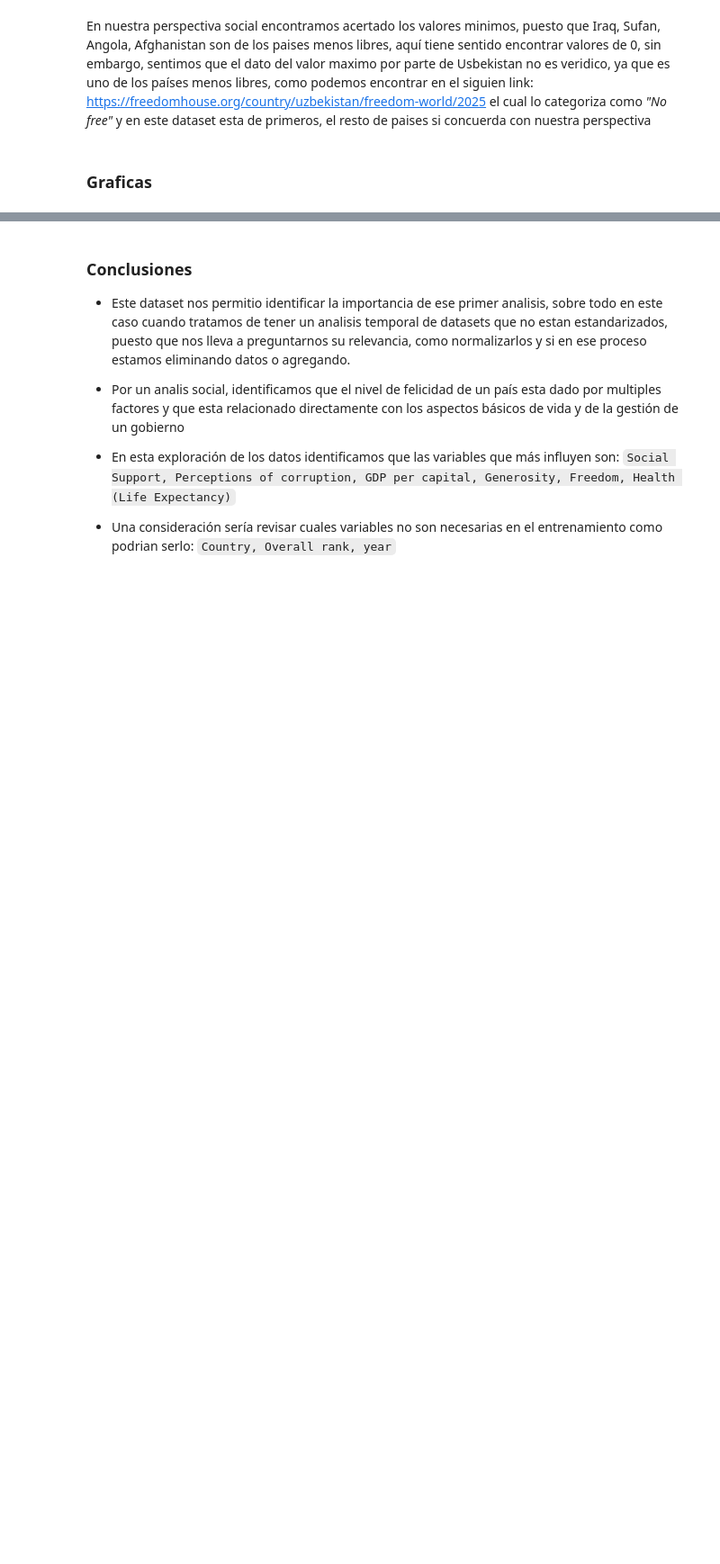
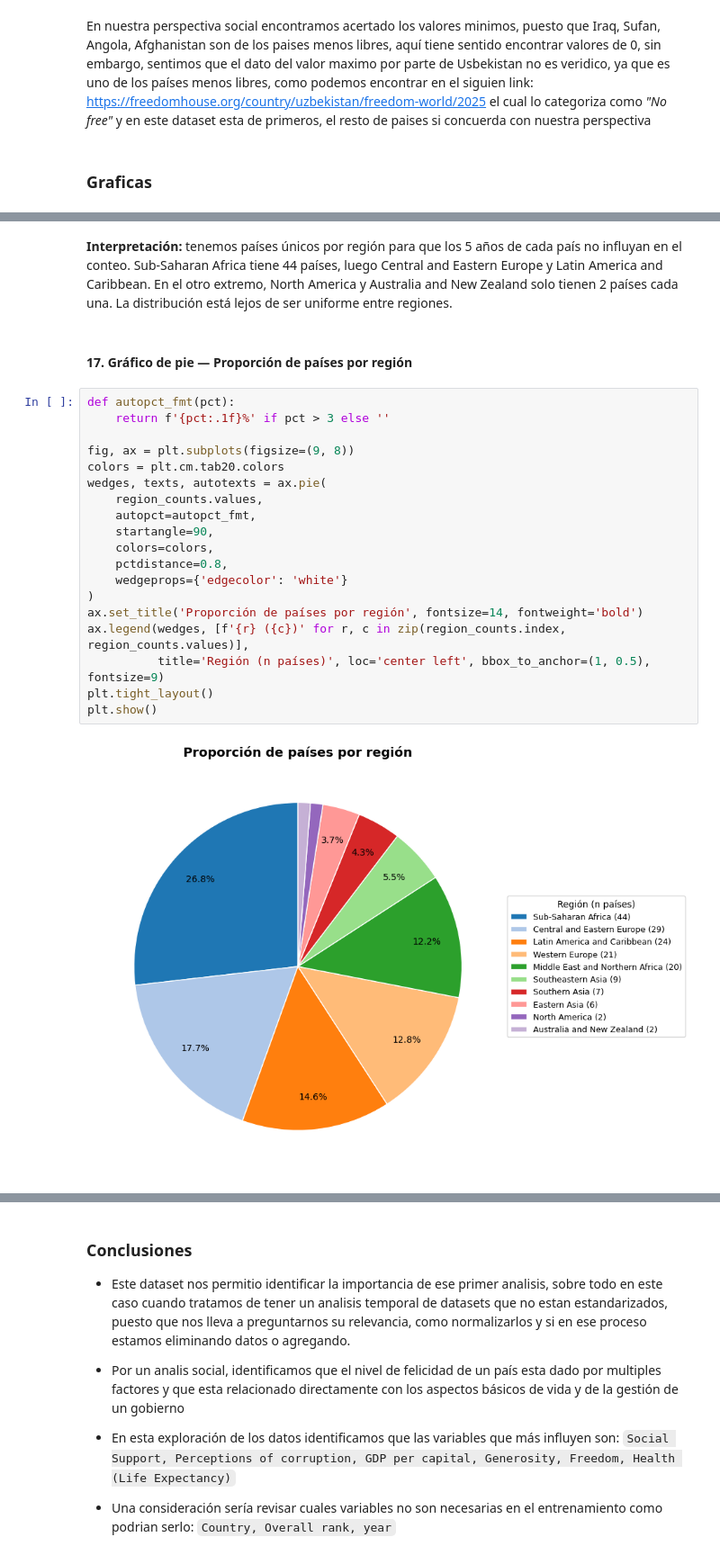
Before and after one commit to lacastrilf/Workshops-Machine-Learning, a Jupyter notebook: 01_Workshop/world_happines.ipynb, the cells around one changed output, grey strips where cells are left out. Shown at 90% size. Cells and saved outputs as stored; diff of their text form; blank space fills up the shorter version.

```diff
--- a/01_Workshop/world_happines.ipynb
+++ b/01_Workshop/world_happines.ipynb
@@ -503,0 +536,25 @@ En nuestra perspectiva social encontramos acertado los valores minimos, puesto q
+# %% [markdown]
+**Interpretación:** tenemos países únicos por región para que los 5 años de cada país no influyan en el conteo. Sub-Saharan Africa tiene 44 países, luego Central and Eastern Europe y Latin America and Caribbean. En el otro extremo, North America y Australia and New Zealand solo tienen 2 países cada una. La distribución está lejos de ser uniforme entre regiones.
+# %% [markdown]
+#### 17. Gráfico de pie — Proporción de países por región
+# %%
+def autopct_fmt(pct):
+    return f'{pct:.1f}%' if pct > 3 else ''
+
+fig, ax = plt.subplots(figsize=(9, 8))
+colors = plt.cm.tab20.colors
+wedges, texts, autotexts = ax.pie(
+    region_counts.values,
+    autopct=autopct_fmt,
+    startangle=90,
+    colors=colors,
+    pctdistance=0.8,
+    wedgeprops={'edgecolor': 'white'}
+)
+ax.set_title('Proporción de países por región', fontsize=14, fontweight='bold')
+ax.legend(wedges, [f'{r} ({c})' for r, c in zip(region_counts.index, region_counts.values)],
+          title='Región (n países)', loc='center left', bbox_to_anchor=(1, 0.5), fontsize=9)
+plt.tight_layout()
+plt.show()
+# %% [output]
+[figure, added]
```
Also changed, not shown: parts of 16 cells of this notebook.
